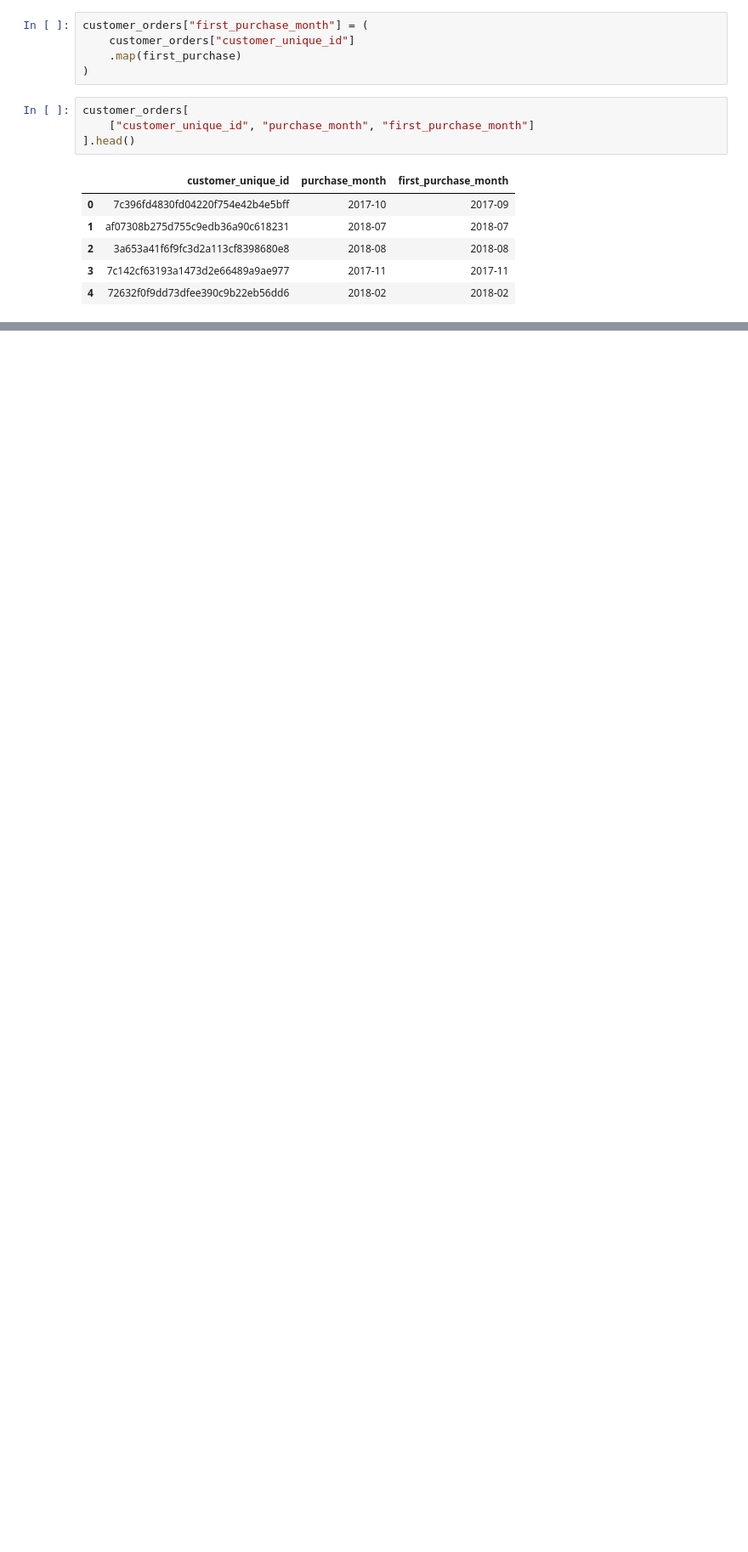
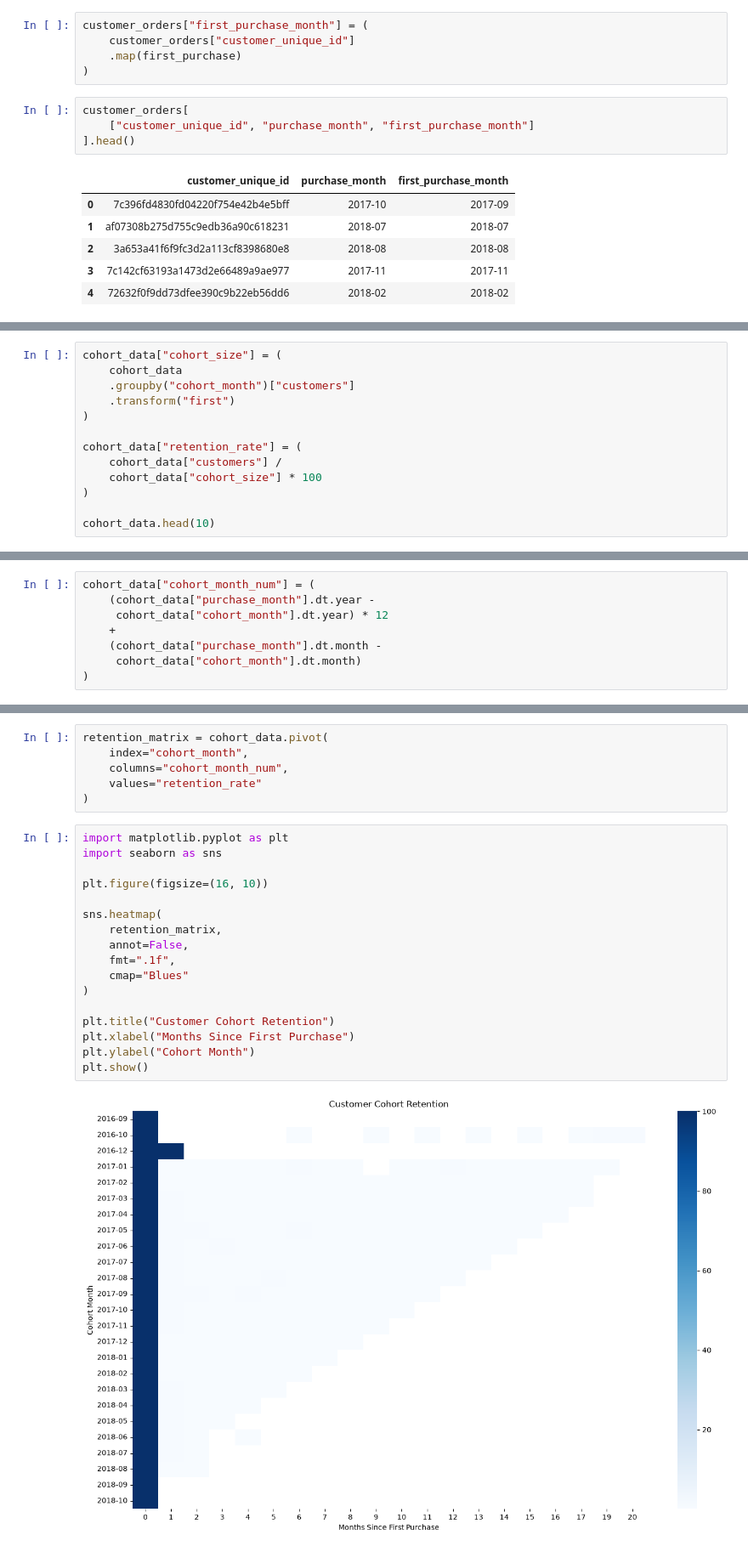
Before and after one commit to anujydv18-oss/AI-Sales-Analyst, a Jupyter notebook: notebooks/01_data_exploration.ipynb, the cells around one changed output, grey strips where cells are left out. Shown at 85% size. Cells and saved outputs as stored; diff of their text form; blank space fills up the shorter version.

Commit message:
Add customer retention insights

```diff
--- a/notebooks/01_data_exploration.ipynb
+++ b/notebooks/01_data_exploration.ipynb
@@ -1329,0 +1492,13 @@ customer_orders[
+# %%
+cohort_data["cohort_size"] = (
+    cohort_data
+    .groupby("cohort_month")["customers"]
+    .transform("first")
+)
+
+cohort_data["retention_rate"] = (
+    cohort_data["customers"] /
+    cohort_data["cohort_size"] * 100
+)
+
+cohort_data.head(10)
@@ -1329,0 +1545,8 @@ customer_orders[
+# %%
+cohort_data["cohort_month_num"] = (
+    (cohort_data["purchase_month"].dt.year -
+     cohort_data["cohort_month"].dt.year) * 12
+    +
+    (cohort_data["purchase_month"].dt.month -
+     cohort_data["cohort_month"].dt.month)
+)
@@ -1329,0 +1567,25 @@ customer_orders[
+# %%
+retention_matrix = cohort_data.pivot(
+    index="cohort_month",
+    columns="cohort_month_num",
+    values="retention_rate"
+)
+# %%
+import matplotlib.pyplot as plt
+import seaborn as sns
+
+plt.figure(figsize=(16, 10))
+
+sns.heatmap(
+    retention_matrix,
+    annot=False,
+    fmt=".1f",
+    cmap="Blues"
+)
+
+plt.title("Customer Cohort Retention")
+plt.xlabel("Months Since First Purchase")
+plt.ylabel("Cohort Month")
+plt.show()
+# %% [output]
+[figure, added]
```
Also changed, not shown: parts of 12 cells of this notebook.
